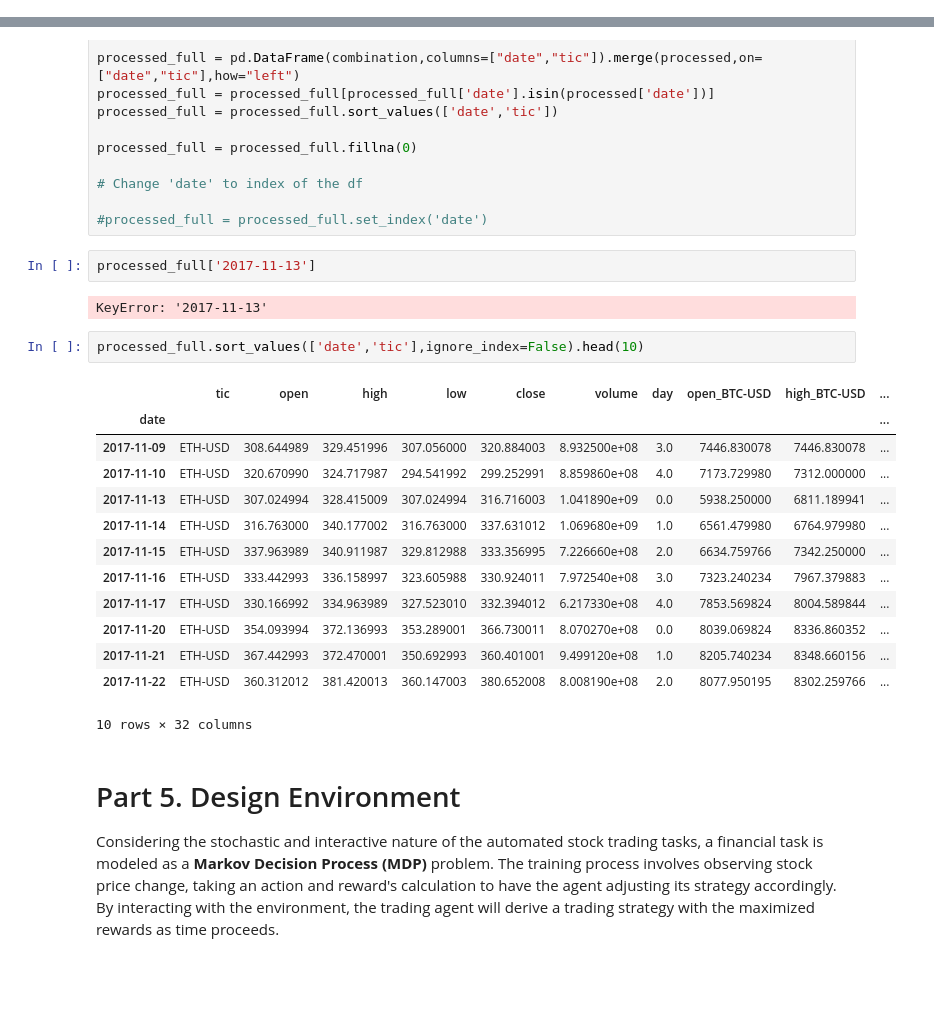
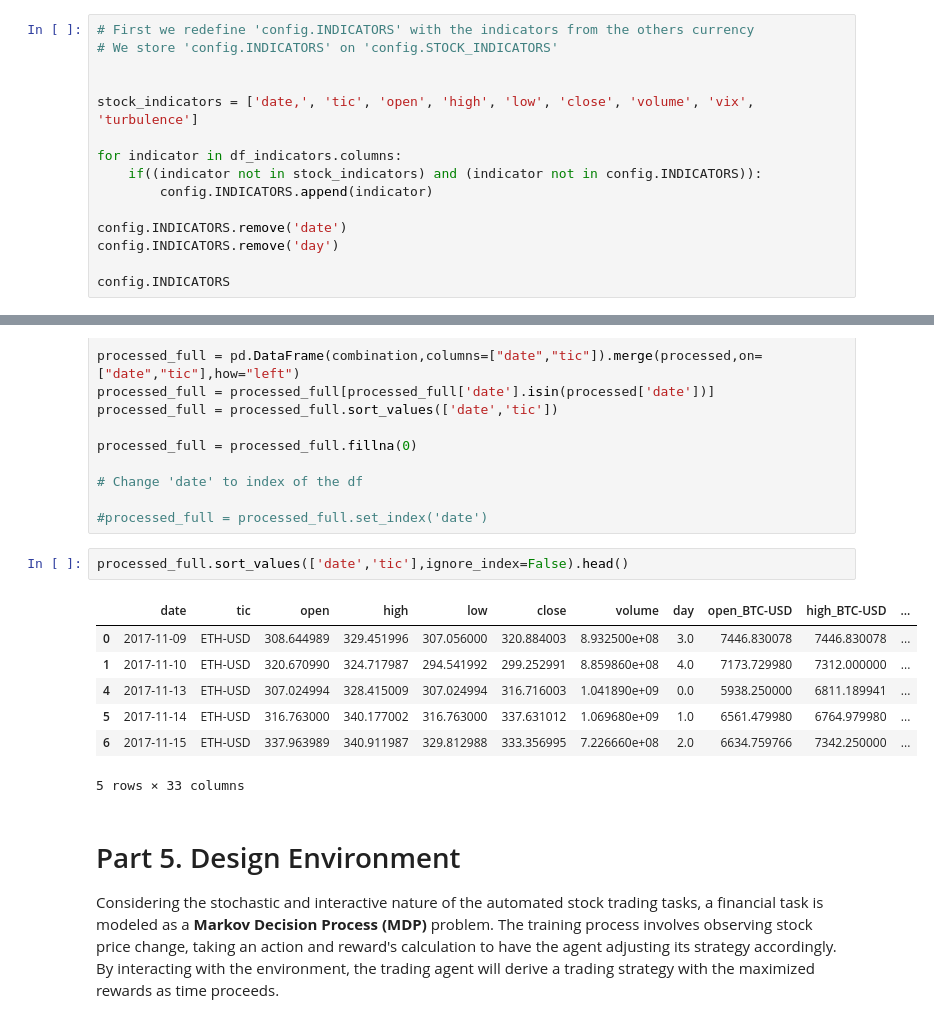
Before and after one commit to TanguyBellec/FinRL_ETH, a Jupyter notebook: FinRL_Crypto.ipynb, the cells around one changed output, grey strips where cells are left out. Drawn from its saved outputs; the diff is of its cells as text; blank space fills up the shorter version.

```diff
--- a/FinRL_Crypto.ipynb
+++ b/FinRL_Crypto.ipynb
@@ -296,0 +318,15 @@ df_indicators.sort_values(by=["tic", "date"])
+# %%
+# First we redefine 'config.INDICATORS' with the indicators from the others currency
+# We store 'config.INDICATORS' on 'config.STOCK_INDICATORS'
+
+
+stock_indicators = ['date,', 'tic', 'open', 'high', 'low', 'close', 'volume', 'vix', 'turbulence']
+
+for indicator in df_indicators.columns:
+    if((indicator not in stock_indicators) and (indicator not in config.INDICATORS)):
+        config.INDICATORS.append(indicator)
+
+config.INDICATORS.remove('date')
+config.INDICATORS.remove('day')
+
+config.INDICATORS
@@ -321,26 +394,16 @@ processed_full = processed_full.fillna(0)
 # Change 'date' to index of the df
 
 #processed_full = processed_full.set_index('date')
-# %%
-processed_full['2017-11-13']
-# %% [output]
-KeyError: '2017-11-13'
 # %%
-processed_full.sort_values(['date','tic'],ignore_index=False).head(10)
+processed_full.sort_values(['date','tic'],ignore_index=False).head()
 # %% [output]
-|  | tic | open | high | low | close | volume | day | open_BTC-USD | high_BTC-USD | ... |
-| date |  |  |  |  |  |  |  |  |  | ... |
-| 2017-11-09 | ETH-USD | 308.644989 | 329.451996 | 307.056000 | 320.884003 | 8.932500e+08 | 3.0 | 7446.830078 | 7446.830078 | ... |
-| 2017-11-10 | ETH-USD | 320.670990 | 324.717987 | 294.541992 | 299.252991 | 8.859860e+08 | 4.0 | 7173.729980 | 7312.000000 | ... |
-| 2017-11-13 | ETH-USD | 307.024994 | 328.415009 | 307.024994 | 316.716003 | 1.041890e+09 | 0.0 | 5938.250000 | 6811.189941 | ... |
-| 2017-11-14 | ETH-USD | 316.763000 | 340.177002 | 316.763000 | 337.631012 | 1.069680e+09 | 1.0 | 6561.479980 | 6764.979980 | ... |
-| 2017-11-15 | ETH-USD | 337.963989 | 340.911987 | 329.812988 | 333.356995 | 7.226660e+08 | 2.0 | 6634.759766 | 7342.250000 | ... |
-| 2017-11-16 | ETH-USD | 333.442993 | 336.158997 | 323.605988 | 330.924011 | 7.972540e+08 | 3.0 | 7323.240234 | 7967.379883 | ... |
-| 2017-11-17 | ETH-USD | 330.166992 | 334.963989 | 327.523010 | 332.394012 | 6.217330e+08 | 4.0 | 7853.569824 | 8004.589844 | ... |
-| 2017-11-20 | ETH-USD | 354.093994 | 372.136993 | 353.289001 | 366.730011 | 8.070270e+08 | 0.0 | 8039.069824 | 8336.860352 | ... |
-| 2017-11-21 | ETH-USD | 367.442993 | 372.470001 | 350.692993 | 360.401001 | 9.499120e+08 | 1.0 | 8205.740234 | 8348.660156 | ... |
-| 2017-11-22 | ETH-USD | 360.312012 | 381.420013 | 360.147003 | 380.652008 | 8.008190e+08 | 2.0 | 8077.950195 | 8302.259766 | ... |
+|  | date | tic | open | high | low | close | volume | day | open_BTC-USD | high_BTC-USD | ... |
+| 0 | 2017-11-09 | ETH-USD | 308.644989 | 329.451996 | 307.056000 | 320.884003 | 8.932500e+08 | 3.0 | 7446.830078 | 7446.830078 | ... |
+| 1 | 2017-11-10 | ETH-USD | 320.670990 | 324.717987 | 294.541992 | 299.252991 | 8.859860e+08 | 4.0 | 7173.729980 | 7312.000000 | ... |
+| 4 | 2017-11-13 | ETH-USD | 307.024994 | 328.415009 | 307.024994 | 316.716003 | 1.041890e+09 | 0.0 | 5938.250000 | 6811.189941 | ... |
+| 5 | 2017-11-14 | ETH-USD | 316.763000 | 340.177002 | 316.763000 | 337.631012 | 1.069680e+09 | 1.0 | 6561.479980 | 6764.979980 | ... |
+| 6 | 2017-11-15 | ETH-USD | 337.963989 | 340.911987 | 329.812988 | 333.356995 | 7.226660e+08 | 2.0 | 6634.759766 | 7342.250000 | ... |
-10 rows × 32 columns
+5 rows × 33 columns
 # %% [markdown]
 <a id='4'></a>
 # Part 5. Design Environment
```
Also changed, not shown: parts of 25 cells of this notebook, 2 other files.
